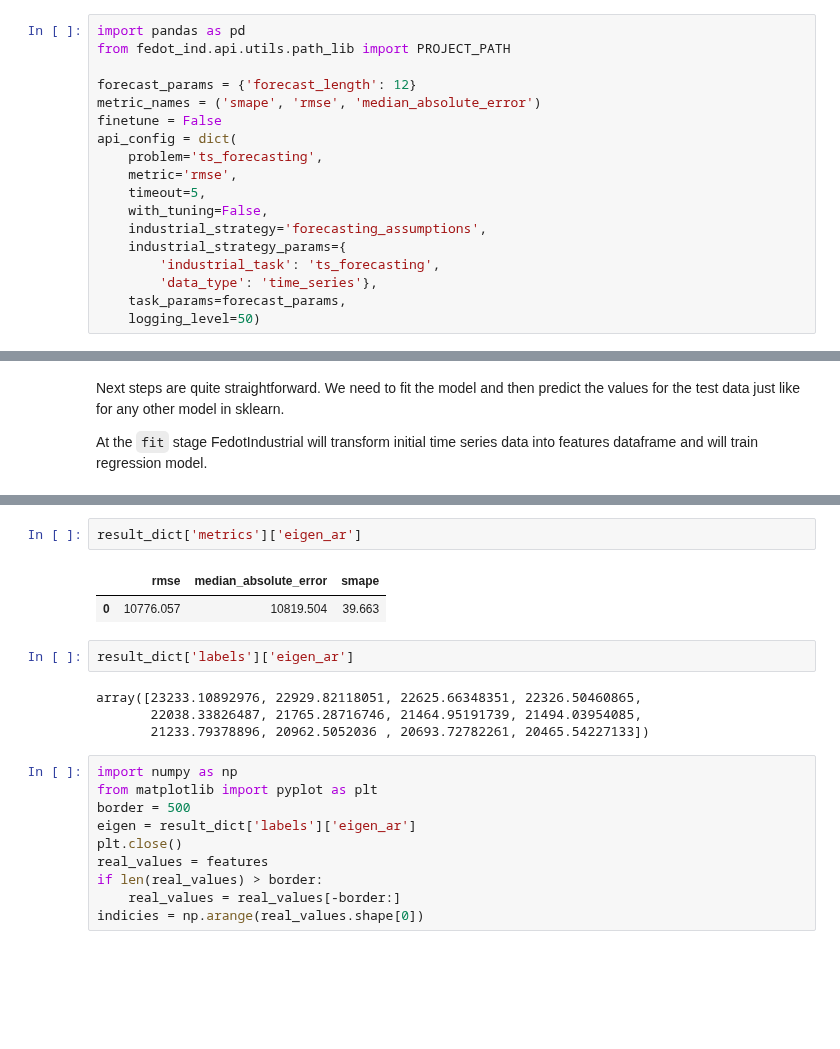
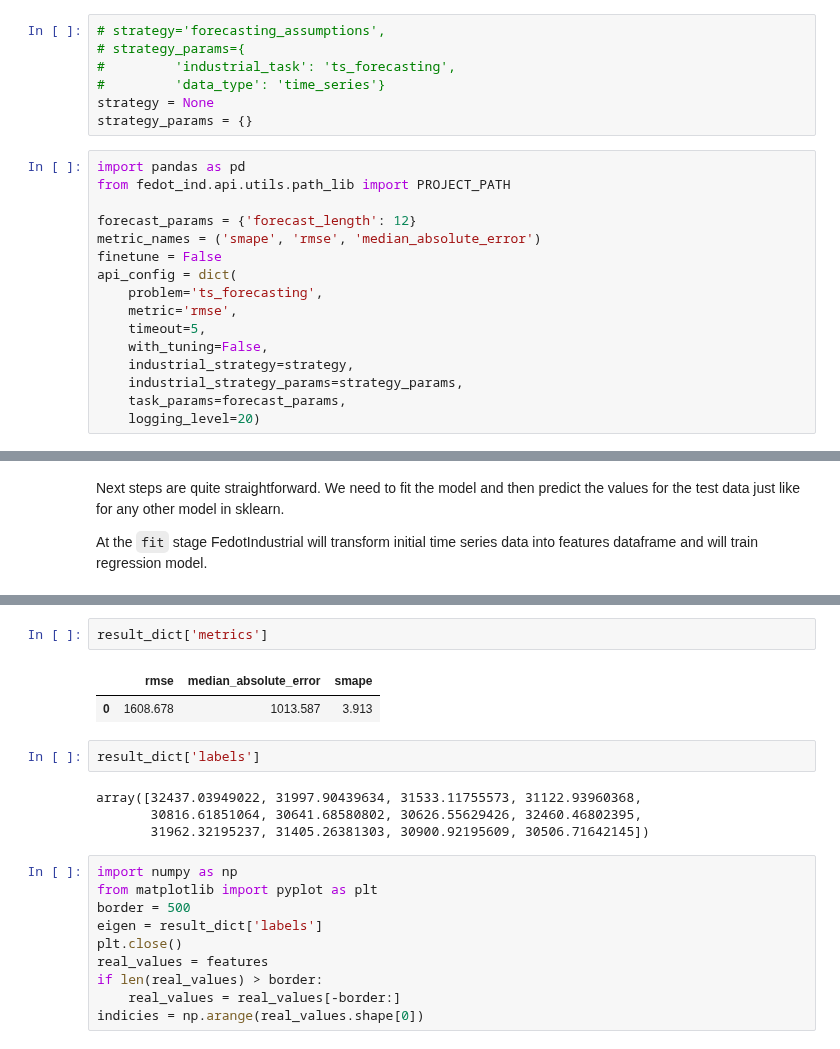
Before and after one commit to aimclub/Fedot.Industrial, a Jupyter notebook: examples/real_world_examples/industrial_examples/criptocurrency_analysis/ts_forecasting/bitcoin_forecasting.ipynb, the cells around one changed output, grey strips where cells are left out. Cells and saved outputs as stored; diff of their text form; blank space fills up the shorter version.

```diff
--- a/examples/real_world_examples/industrial_examples/criptocurrency_analysis/ts_forecasting/bitcoin_forecasting.ipynb
+++ b/examples/real_world_examples/industrial_examples/criptocurrency_analysis/ts_forecasting/bitcoin_forecasting.ipynb
@@ -3,6 +3,13 @@
 # %% [markdown]
 Dataset published on Kaggle3 consists of historical prices of Brent Oil, CrudeOil WTI, Natural Gas, and Heating Oil from 2000 to 2022. This sample of DailyOilGasPrices was created by using 30 consecutive business days of **Crude Oil WTI close prices** and **traded volumes** as **predictors** and the **average natural gas close** price during each 30-day time frame as the **target** variable. The final dataset has 191 2-dimensional time series of length 30, of which 70% were randomly sampled as training data and the remaining 30% as testing data. This type of model could help companies and governments to better analyse and predict economic situations and correlations regarding oil and natural gas.
 Link to the dataset - https://www.kaggl.com/datasets/prasertk/historical-daily-oil-and-natural-gas-prices
+# %%
+# strategy='forecasting_assumptions',
+# strategy_params={
+#         'industrial_task': 'ts_forecasting',
+#         'data_type': 'time_series'}
+strategy = None
+strategy_params = {}
 # %%
 import pandas as pd
 from fedot_ind.api.utils.path_lib import PROJECT_PATH
@@ -15,12 +22,10 @@ api_config = dict(
     metric='rmse',
     timeout=5,
     with_tuning=False,
-    industrial_strategy='forecasting_assumptions',
-    industrial_strategy_params={
-        'industrial_task': 'ts_forecasting',
-        'data_type': 'time_series'},
+    industrial_strategy=strategy,
+    industrial_strategy_params=strategy_params,
     task_params=forecast_params,
-    logging_level=50)
+    logging_level=20)
 # %%
 dataset_name = PROJECT_PATH +'/examples/data/forecasting\monash_benchmark\MonashBitcoin_30.csv'
 train_data = pd.read_csv(dataset_name)
@@ -87,19 +129,19 @@ Creating Dask Server
 # %%
-result_dict['metrics']['eigen_ar']
+result_dict['metrics']
 # %% [output]
 |  | rmse | median_absolute_error | smape |
-| 0 | 10776.057 | 10819.504 | 39.663 |
+| 0 | 1608.678 | 1013.587 | 3.913 |
 # %%
-result_dict['labels']['eigen_ar']
+result_dict['labels']
 # %% [output]
-array([23233.10892976, 22929.82118051, 22625.66348351, 22326.50460865,
-       22038.33826487, 21765.28716746, 21464.95191739, 21494.03954085,
-       21233.79378896, 20962.5052036 , 20693.72782261, 20465.54227133])
+array([32437.03949022, 31997.90439634, 31533.11755573, 31122.93960368,
+       30816.61851064, 30641.68580802, 30626.55629426, 32460.46802395,
+       31962.32195237, 31405.26381303, 30900.92195609, 30506.71642145])
 # %%
 import numpy as np
 from matplotlib import pyplot as plt
 border = 500
-eigen = result_dict['labels']['eigen_ar']
+eigen = result_dict['labels']
 plt.close()
 real_values = features
 if len(real_values) > border:
```
Also changed, not shown: parts of 2 cells of this notebook, 6 other files.
